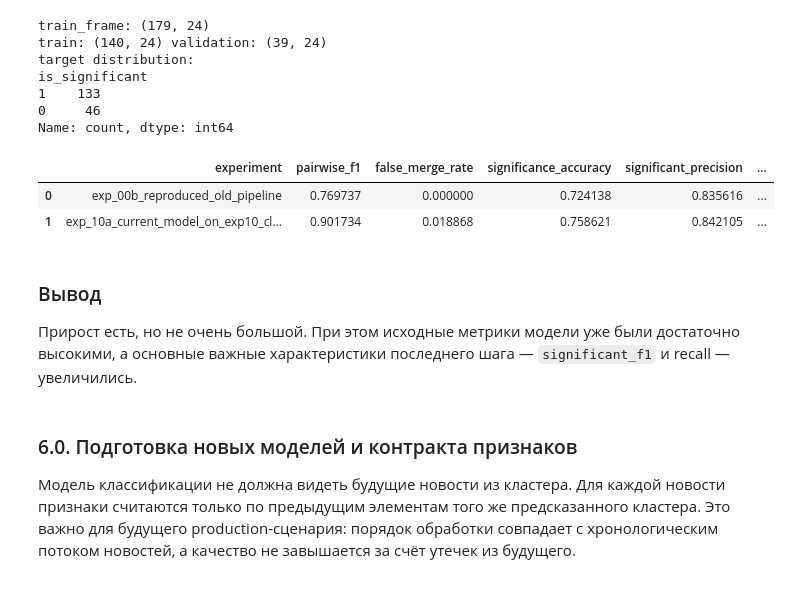
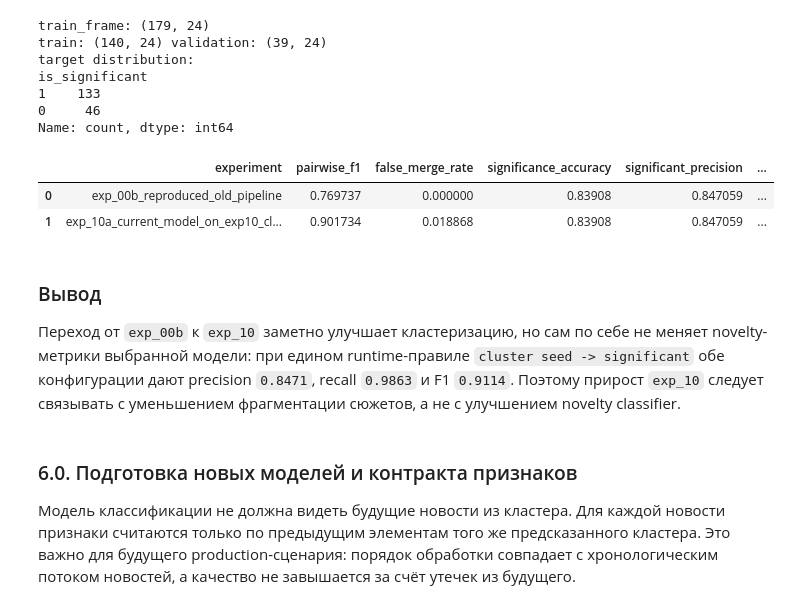
Before and after one commit to Corprus/news-flow-analysis, a Jupyter notebook: notebooks/06_model_improvement_experiments_v3.ipynb, the cells around one changed output. Saved outputs shown, nothing was run; the diff lists cells and outputs as text; code cells hidden in the pictures.

```diff
--- a/notebooks/06_model_improvement_experiments_v3.ipynb
+++ b/notebooks/06_model_improvement_experiments_v3.ipynb
@@ -450,37 +447,37 @@ Name: count, dtype: int64
 # %%
 def evaluate_exp10_model(experiment: str, model_wrapper, novelty_variant: str, comment: str):
     pred = model_wrapper.predict_clustered_with_fallback(
         news_df=exp10_clustered_news,
         embeddings=old_pipeline_embeddings,
     )
     metrics = tracker.register(
         experiment=experiment,
         golden=golden,
         prediction=pred,
         embedding_variant="BAAI/bge-m3 id-aligned",
         clustering=f"exp_10 silver-positive attach ({best_exp10_variant})",
         novelty_variant=novelty_variant,
         comment=comment,
     )
     return pred, metrics
 
 
 # Контроль: текущая сохранённая модель на exp_10 кластеризации.
 pred_10a, metrics_10a = evaluate_exp10_model(
     "exp_10a_current_model_on_exp10_clustering",
     current_model,
-    "current CatBoost/fallback model",
+    "current CatBoost + deterministic cluster-seed rule",
     "Текущая сохранённая модель применена к выбранной exp_10 кластеризации",
 )
 
 tracker.compact().tail(3)
 # %% [output]
 |  | experiment | pairwise_f1 | false_merge_rate | significance_accuracy | significant_precision | ... |
-| 0 | exp_00b_reproduced_old_pipeline | 0.769737 | 0.000000 | 0.724138 | 0.835616 | ... |
-| 1 | exp_10a_current_model_on_exp10_cl... | 0.901734 | 0.018868 | 0.758621 | 0.842105 | ... |
+| 0 | exp_00b_reproduced_old_pipeline | 0.769737 | 0.000000 | 0.83908 | 0.847059 | ... |
+| 1 | exp_10a_current_model_on_exp10_cl... | 0.901734 | 0.018868 | 0.83908 | 0.847059 | ... |
 # %% [markdown]
 ### Вывод
-Прирост есть, но не очень большой. При этом исходные метрики модели уже были достаточно высокими, а основные важные характеристики последнего шага — `significant_f1` и recall — увеличились.
+Переход от `exp_00b` к `exp_10` заметно улучшает кластеризацию, но сам по себе не меняет novelty-метрики выбранной модели: при едином runtime-правиле `cluster seed -> significant` обе конфигурации дают precision `0.8471`, recall `0.9863` и F1 `0.9114`. Поэтому прирост `exp_10` следует связывать с уменьшением фрагментации сюжетов, а не с улучшением novelty classifier.
 # %% [markdown]
 ### 6.0. Подготовка новых моделей и контракта признаков
 
```
Also changed, not shown: parts of 14 cells of this notebook, 20 other files.
